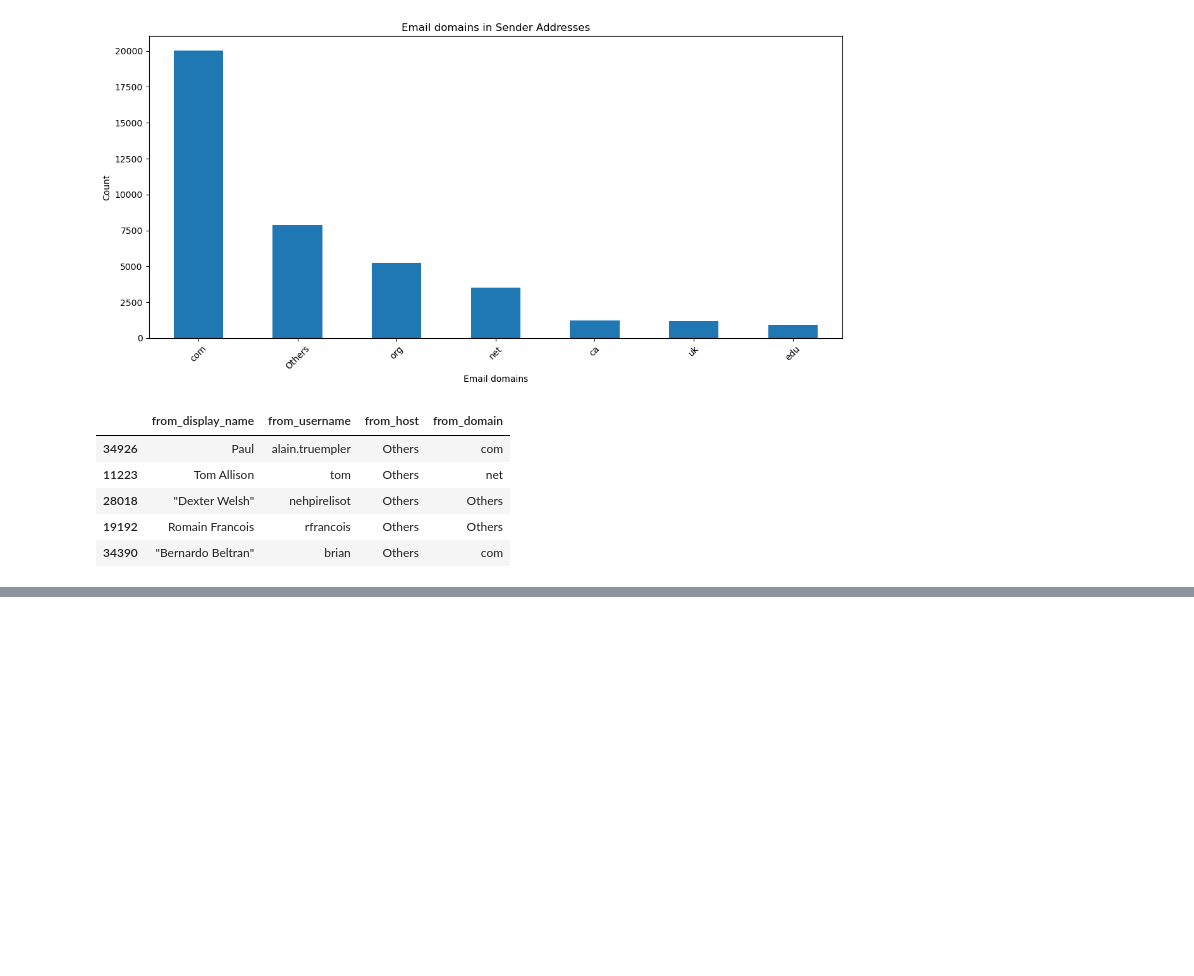
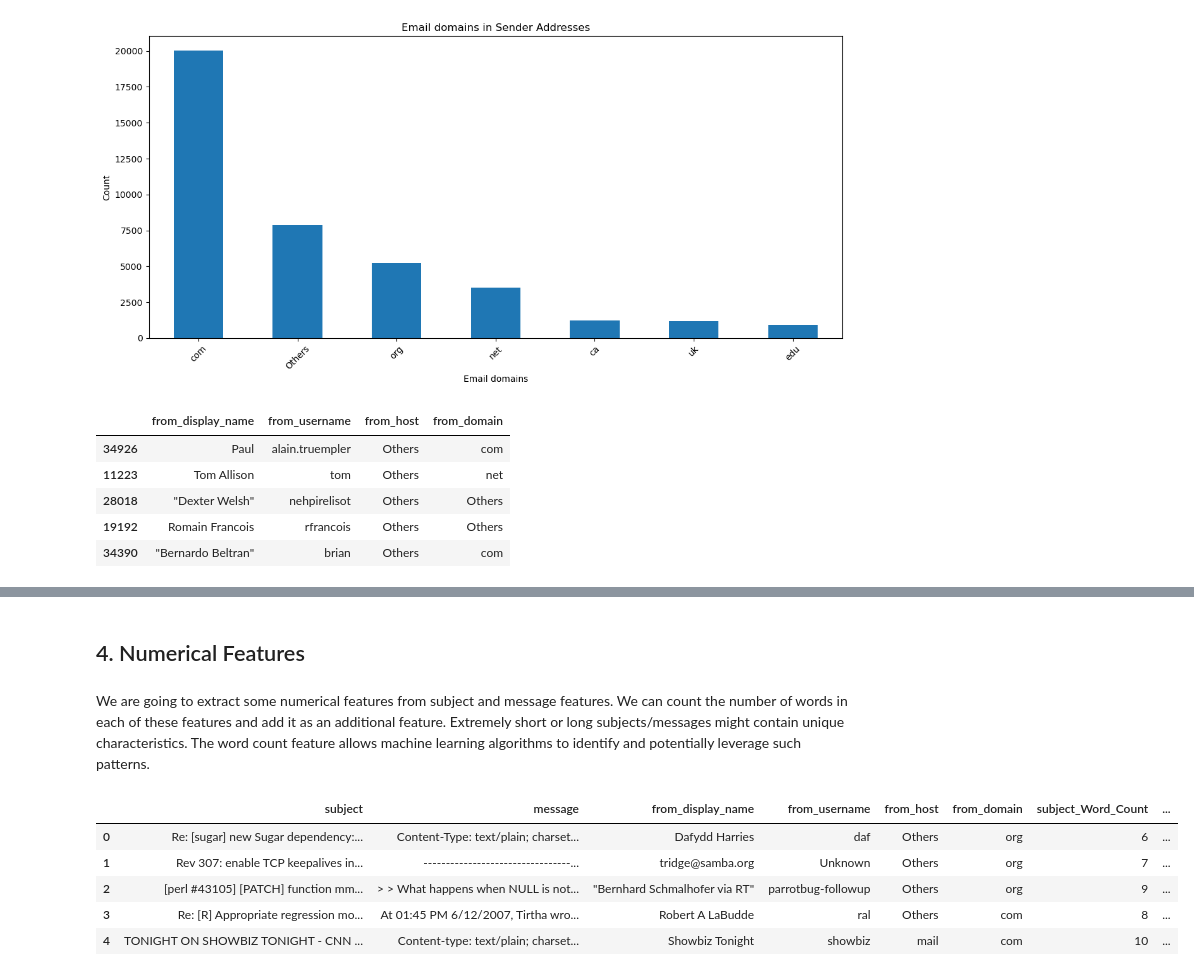
Before and after one commit to dfrancis-tech/email_spam, a Jupyter notebook: Feature_Engineering.ipynb, the cells around one changed output, grey strips where cells are left out. Drawn from its saved outputs; the diff is of its cells as text; code cells hidden in the pictures; blank space fills up the shorter version.

Commit message:
add numerical features

```diff
--- a/Feature_Engineering.ipynb
+++ b/Feature_Engineering.ipynb
@@ -350,0 +352,22 @@ X_sample.head()
+# %% [markdown]
+<a id = "nf"></a>
+## 4. Numerical Features
+# %% [markdown]
+We are going to extract some numerical features from subject and message features. We can count the number of words in each of these features and add it as an additional feature.
+Extremely short or long subjects/messages might contain unique characteristics. The word count feature allows machine learning algorithms to identify and potentially leverage such patterns.
+# %%
+# Add feature: Word count of hotel name
+X_sample['subject_Word_Count'] = X_sample['subject'].str.split().str.len()
+
+# Add feature: Word count of hotel name
+X_sample['message_Word_Count'] = X_sample['message'].str.split().str.len()
+
+# Check the changes
+X_sample.head()
+# %% [output]
+|  | subject | message | from_display_name | from_username | from_host | from_domain | subject_Word_Count | ... |
+| 0 | Re: [sugar] new Sugar dependency:... | Content-Type: text/plain; charset... | Dafydd Harries | daf | Others | org | 6 | ... |
+| 1 | Rev 307: enable TCP keepalives in... | ---------------------------------... | tridge@samba.org | Unknown | Others | org | 7 | ... |
+| 2 | [perl #43105] [PATCH] function mm... | > > What happens when NULL is not... | "Bernhard Schmalhofer via RT" | parrotbug-followup | Others | org | 9 | ... |
+| 3 | Re: [R] Appropriate regression mo... | At 01:45 PM 6/12/2007, Tirtha wro... | Robert A LaBudde | ral | Others | com | 8 | ... |
+| 4 | TONIGHT ON SHOWBIZ TONIGHT - CNN ... | Content-type: text/plain; charset... | Showbiz Tonight | showbiz | mail | com | 10 | ... |
```
Also changed, not shown: parts of 13 cells of this notebook.
